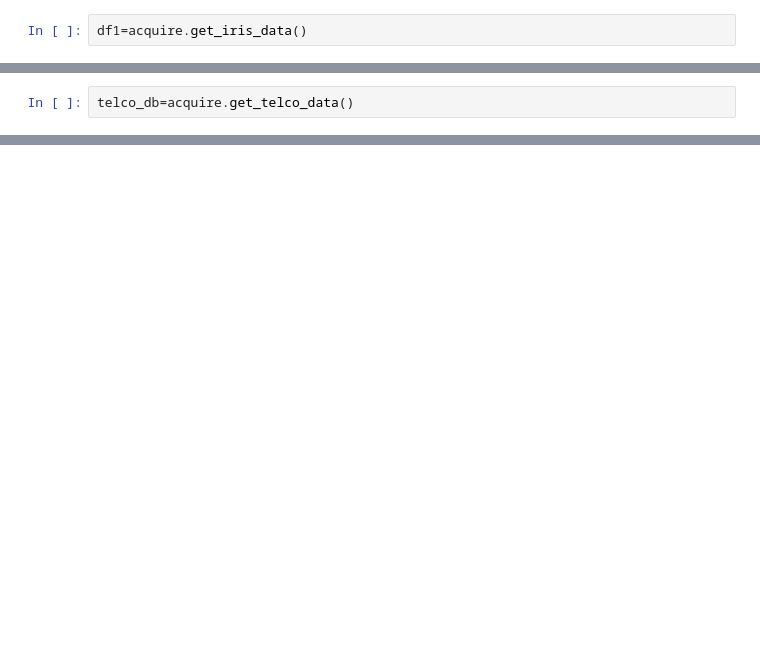
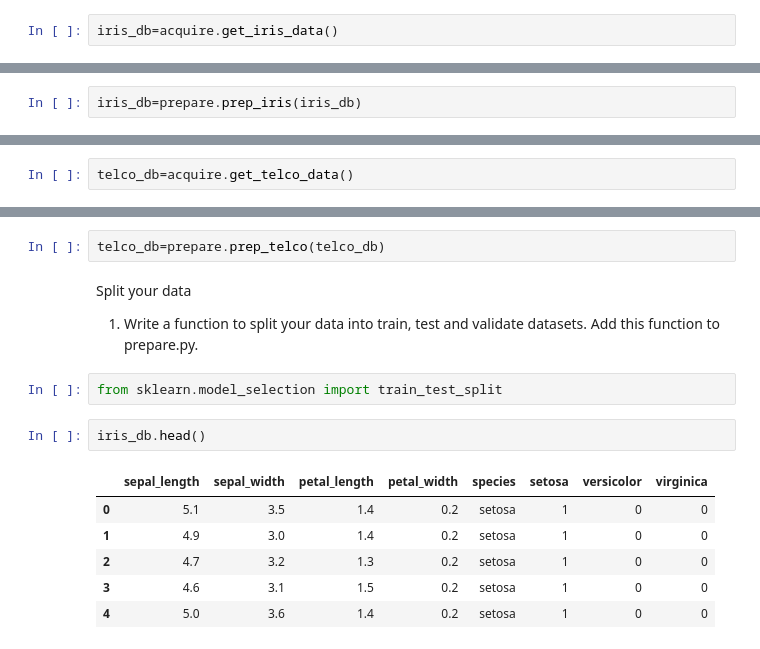
Before and after one commit to joe-bennett/classification-exercises, a Jupyter notebook: classification_exercises.ipynb, the cells around one changed output, grey strips where cells are left out. Cells and saved outputs as stored; diff of their text form; blank space fills up the shorter version.

```diff
--- a/classification_exercises.ipynb
+++ b/classification_exercises.ipynb
@@ -583,3 +565,3 @@ def prep_iris(iris_db):
 # %%
-df1=acquire.get_iris_data()
+iris_db=acquire.get_iris_data()
 # %%
@@ -610,3 +576,5 @@ prep_iris(df1)
+# %%
+iris_db=prepare.prep_iris(iris_db)
 # %% [markdown]
 Using the Titanic dataset
 
@@ -799,0 +738,17 @@ prep_telco(telco_db)
+# %%
+telco_db=prepare.prep_telco(telco_db)
+# %% [markdown]
+Split your data
+
+1) Write a function to split your data into train, test and validate datasets. Add this function to prepare.py.
+# %%
+from sklearn.model_selection import train_test_split
+# %%
+iris_db.head()
+# %% [output]
+|  | sepal_length | sepal_width | petal_length | petal_width | species | setosa | versicolor | virginica |
+| 0 | 5.1 | 3.5 | 1.4 | 0.2 | setosa | 1 | 0 | 0 |
+| 1 | 4.9 | 3.0 | 1.4 | 0.2 | setosa | 1 | 0 | 0 |
+| 2 | 4.7 | 3.2 | 1.3 | 0.2 | setosa | 1 | 0 | 0 |
+| 3 | 4.6 | 3.1 | 1.5 | 0.2 | setosa | 1 | 0 | 0 |
+| 4 | 5.0 | 3.6 | 1.4 | 0.2 | setosa | 1 | 0 | 0 |
```
Also changed, not shown: parts of 34 cells of this notebook, 5 other files.
